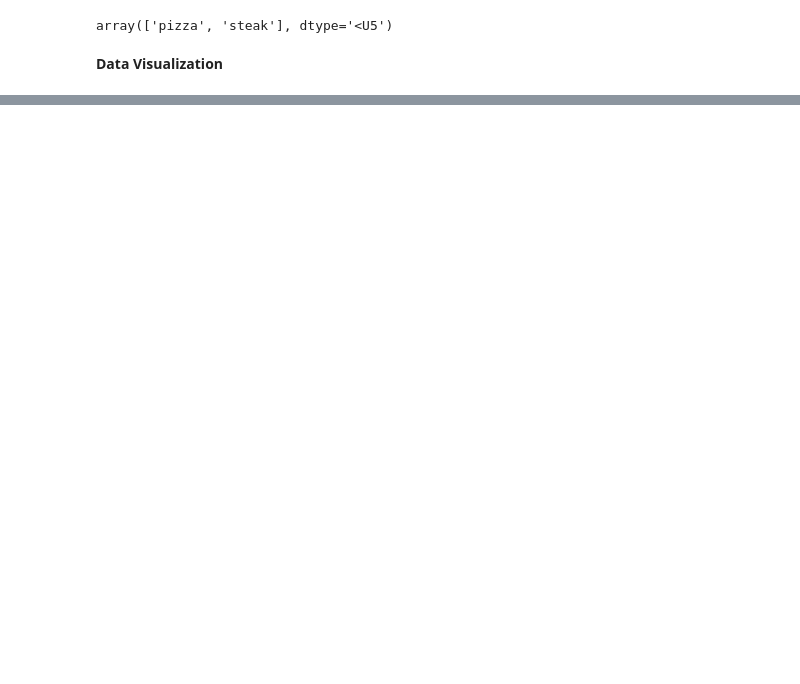
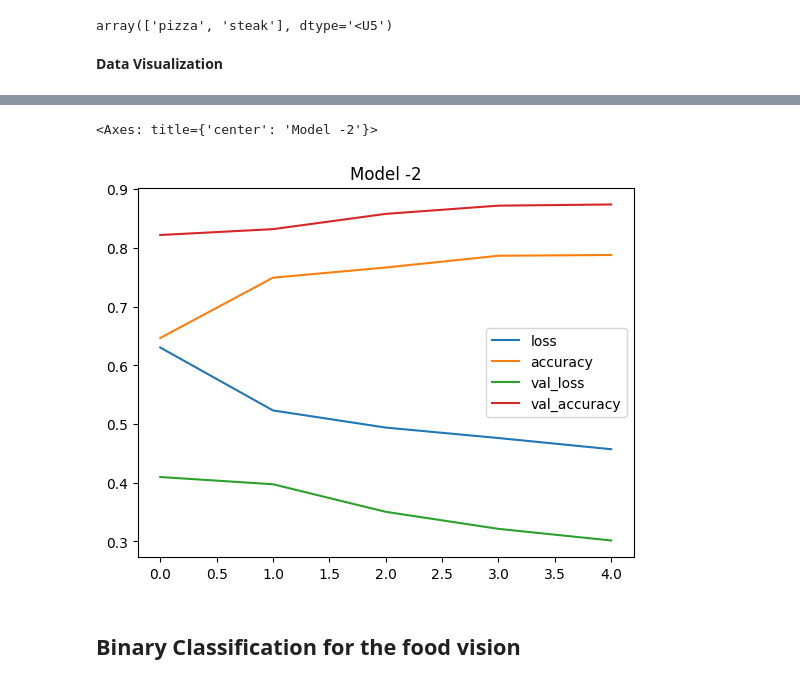
Before and after one commit to 5h4rrk/dl-experiments, a Jupyter notebook: CNN_Tensorflow.ipynb, the cells around one changed output, grey strips where cells are left out. Saved outputs shown, nothing was run; the diff lists cells and outputs as text; code cells hidden in the pictures; blank space fills up the shorter version.

```diff
--- a/CNN_Tensorflow.ipynb
+++ b/CNN_Tensorflow.ipynb
@@ -91,0 +132,18 @@ viewData(path1 = "pizza_steak/train/pizza", path2 = "pizza_steak/train/steak")
+# %%
+# Set seed
+tf.random.set_seed(42)
+
+train_datagen = ImageDataGenerator(rescale=1/255.)
+valid_datagen = ImageDataGenerator(rescale=1/255.)
+
+train_data = train_datagen.flow_from_directory(train_path,
+                                              batch_size = 32,
+                                              target_size = (224,224),
+                                              class_mode = "binary",
+                                              seed=42)
+
+valid_data = valid_datagen.flow_from_directory(test_path,
+                                              batch_size=32,
+                                              target_size=(224,224),
+                                              class_mode="binary",
+                                              seed=42)
@@ -91,0 +312,7 @@ viewData(path1 = "pizza_steak/train/pizza", path2 = "pizza_steak/train/steak")
+# %%
+pd.DataFrame(history2.history).plot(title="Model -2")
+# %% [output]
+<Axes: title={'center': 'Model -2'}>
+[figure, added]
+# %% [markdown]
+## Binary Classification for the food vision
```
Also changed, not shown: parts of 33 cells of this notebook.
